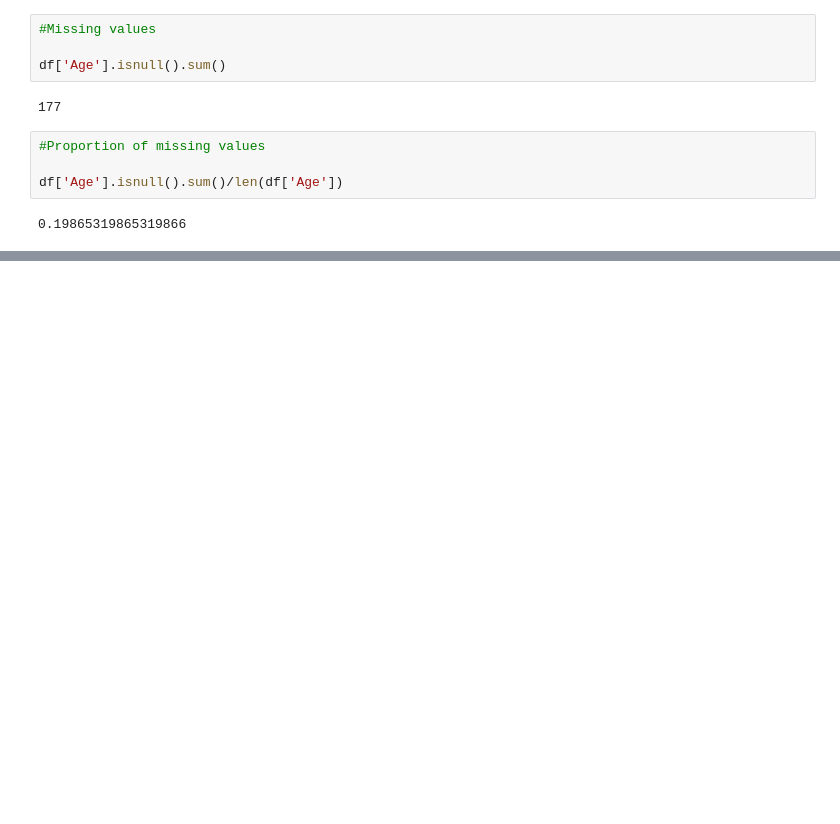
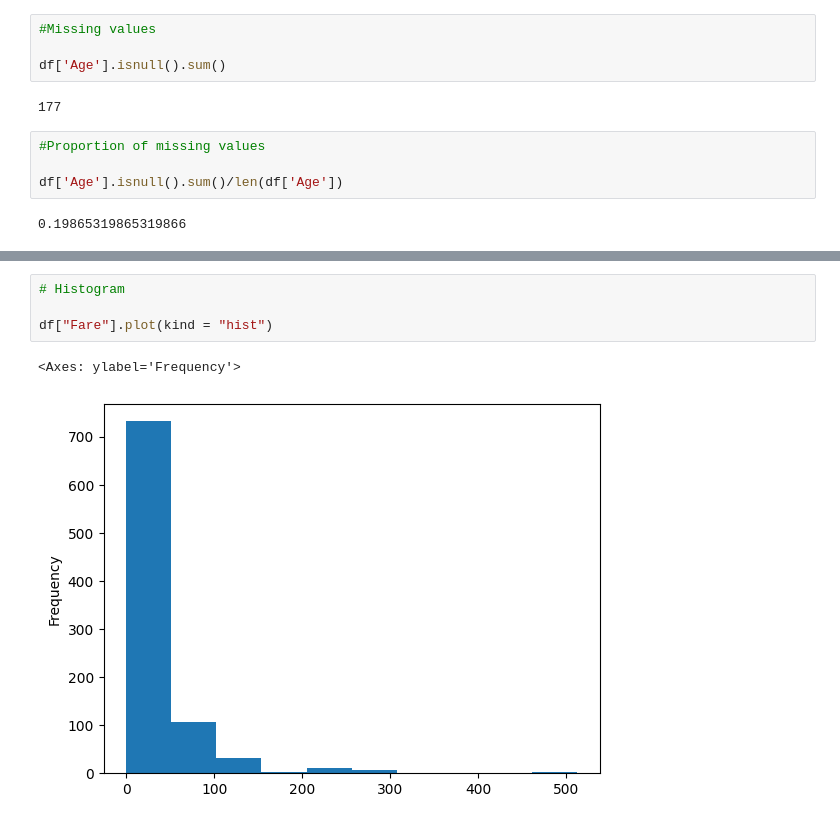
Before and after one commit to NityaVerma19/EDA-on-titanic-dataset, a Jupyter notebook: eda-extracting-insights.ipynb, the cells around one changed output, grey strips where cells are left out. Saved outputs shown, nothing was run; the diff lists cells and outputs as text; blank space fills up the shorter version.

Commit message:
eda on fare column

```diff
--- a/eda-extracting-insights.ipynb
+++ b/eda-extracting-insights.ipynb
@@ -108,0 +131,7 @@ df['Age'].isnull().sum()/len(df['Age'])
+# %%
+# Histogram
+
+df["Fare"].plot(kind = "hist")
+# %% [output]
+<Axes: ylabel='Frequency'>
+[figure, added]
```
Also changed, not shown: parts of 10 cells of this notebook.
